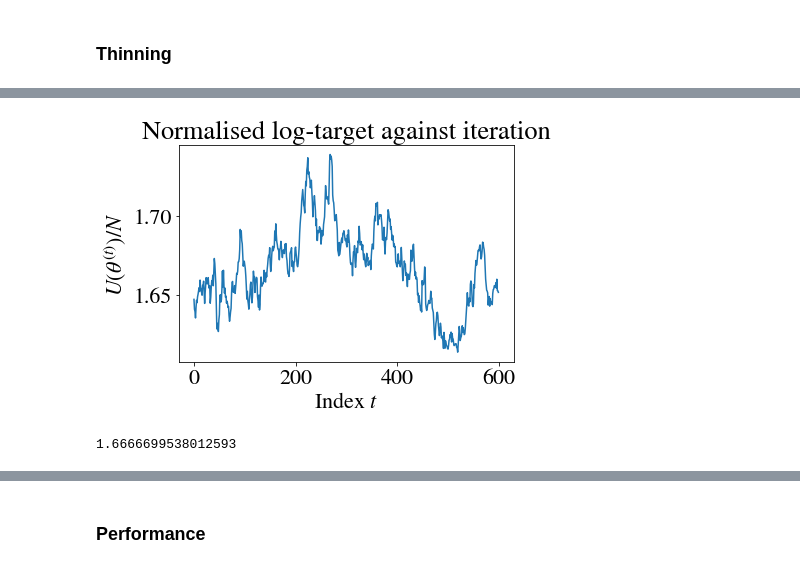
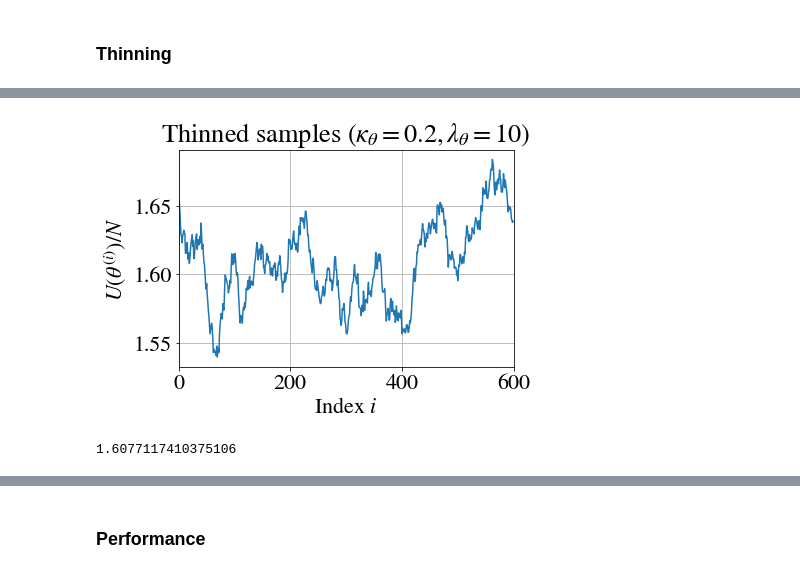
Before and after one commit to LozzaTray/Jormungandr-code, a Jupyter notebook: school-2.ipynb, the cells around one changed output, grey strips where cells are left out. Cells and saved outputs as stored; diff of their text form; code cells hidden in the pictures.

```diff
--- a/school-2.ipynb
+++ b/school-2.ipynb
@@ -108,11 +108,11 @@ classifier.plot_U()
 # %%
 classifier.thin_samples(burn_in=0.4, thin_factor=10)
-# %%
-u_mean = classifier.plot_U()
-print(u_mean)
-# %% [output]
-[figure, removed]
-1.6666699538012593
+# %%
+u_mean = classifier.plot_U(title=r"Thinned samples ($\kappa_\theta=0.2, \lambda_\theta=10$)", index_symbol="i")
+print(u_mean)
+# %% [output]
+[figure, added]
+1.6077117410375106
 # %%
 classifier.plot_sample_histogram()
 classifier.plot_sample_history()
```
Also changed, not shown: parts of 15 cells of this notebook, 4 other files.
